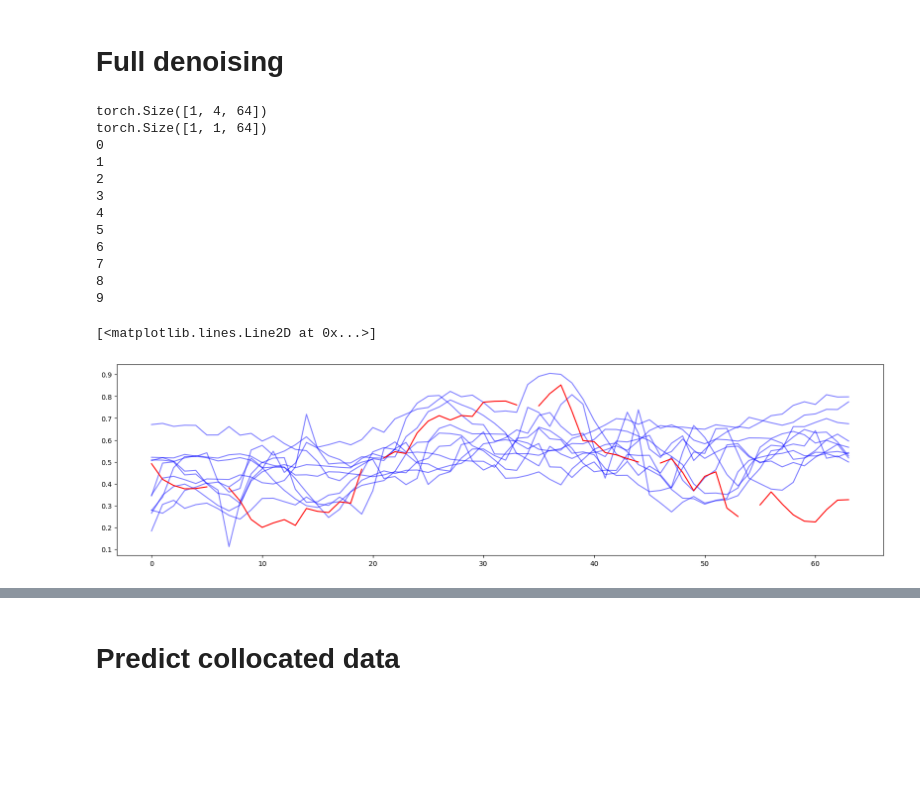
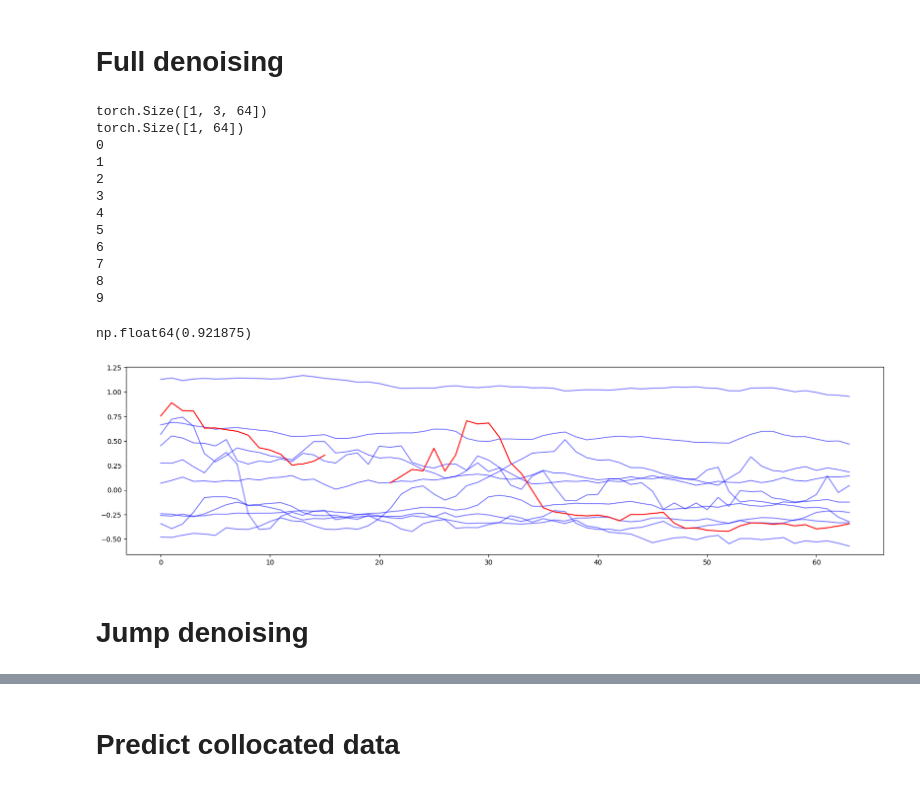
Before and after one commit to ebrusoni/fco2diffusion, a Jupyter notebook: training/eval.ipynb, the cells around one changed output, grey strips where cells are left out. Saved outputs shown, nothing was run; the diff lists cells and outputs as text; code cells hidden in the pictures; blank space fills up the shorter version.

Commit message:
added multiple model visualization to eval.ipnyb + some new features for training in sub.py + timestepwise loss in evaluation during training in utraining.py

```diff
--- a/training/eval.ipynb
+++ b/training/eval.ipynb
@@ -88,0 +84,20 @@ plt.show()
+# %%
+import numpy as np
+import matplotlib.pyplot as plt
+
+# sort samples by largest std
+ix = np.argsort(np.nanstd(val_ds[:, 0, :], axis=1))[::-1][1]
+# ix = 1
+print(ix)
+print(f"mean and std of the sample fco2: {np.nanmean(val_ds[ix, 0:1, :])}, {np.nanstd(val_ds[ix, 0:1, :])}")
+
+timesteps = torch.tensor(900)
+unet1d_rec, noisy_samples1 = rec_sample(val_ds[ix], unet1d, noise_scheduler, timesteps)
+unet2d_rec, noisy_samples2 = rec_sample(val_ds[ix], unet2d, noise_scheduler, timesteps)
+
+n_models = 2
+fig, axs = plt.subplots(n_models, 1, figsize=(20, n_models*5))
+ax = plot_rec(axs[0], unet1d_rec, noisy_samples1, val_ds[ix, 0:1, :], f"unet1d fco2 reconstruction, sample {ix}")
+ax = plot_rec(axs[1], unet2d_rec, noisy_samples2, val_ds[ix, 0:1, :], f"unet2d fco2 reconstruction, sample {ix}")
+
+plt.show()
@@ -89,10 +108,10 @@ plt.show()
 # %% [markdown]
 # Full denoising
 # %%
-ix = 4
+# ix = 4
 fco2 = torch.from_numpy(val_ds[ix, 0:1, :]).float().view(1, 1, -1)
 nan_sample = torch.where(torch.isnan(fco2), torch.zeros_like(fco2), fco2)
-context = torch.from_numpy(val_ds[ix, 1:, :]).float().view(1, 4, -1)
+context = torch.from_numpy(val_ds[ix, 1:, :]).float().view(1, -1, 64)
 print(context.shape)
 print(sample.shape)
 
@@ -100,8 +119,9 @@ n_samples = 10
 samples = []
 for ix in range(n_samples):
     print(ix)
-    sample = noise_scheduler.add_noise(nan_sample, noise, torch.tensor(300))
-    for i, t in enumerate(range(300, 0, -1)):
+    # sample = noise_scheduler.add_noise(nan_sample, noise, torch.tensor(300))
+    sample = noise_scheduler.add_noise(nan_sample, torch.randn_like(nan_sample), 999)
+    for i, t in enumerate(noise_scheduler.timesteps):
         mask = torch.ones_like(sample).bool()
         # concat noise, context and mask
         sample_context = torch.cat([sample, context, mask], dim=1)
@@ -114,8 +134,8 @@ for ix in range(n_samples):
         sample = noise_scheduler.step(residual, t, sample).prev_sample
     samples.append(sample)
 # %% [output]
-torch.Size([1, 4, 64])
-torch.Size([1, 1, 64])
+torch.Size([1, 3, 64])
+torch.Size([1, 64])
 0
 1
 2
@@ -127,11 +147,20 @@ torch.Size([1, 1, 64])
 8
 9
 # %%
-samples = torch.cat(samples, dim=0)
-samples = samples.squeeze(1).detach().numpy()
+def picp(samples, fco2):
+    y_hat_low = np.percentile(samples, 2.5, axis=0)
+    y_hat_high = np.percentile(samples, 97.5, axis=0)
+
+    return np.mean((y_hat_low < fco2) * (y_hat_high > fco2))
+
+samples_arr = torch.cat(samples, dim=0)
+samples_arr = samples_arr.squeeze(1).detach().numpy()
 fig, axs = plt.subplots(1, 1, figsize=(20, 5))
-axs.plot(samples.T, color='blue', alpha=0.5)
+axs.plot(samples_arr.T, color='blue', alpha=0.5)
 axs.plot(fco2.flatten(), label='true fco2', color='red')
+picp(samples_arr, np.array(fco2.flatten()))
 # %% [output]
-[<matplotlib.lines.Line2D at 0x...>]
+np.float64(0.921875)
-[figure, old version]
+[figure, new version]
+# %% [markdown]
+# Jump denoising
```
Also changed, not shown: parts of 7 cells of this notebook, 2 other files.
